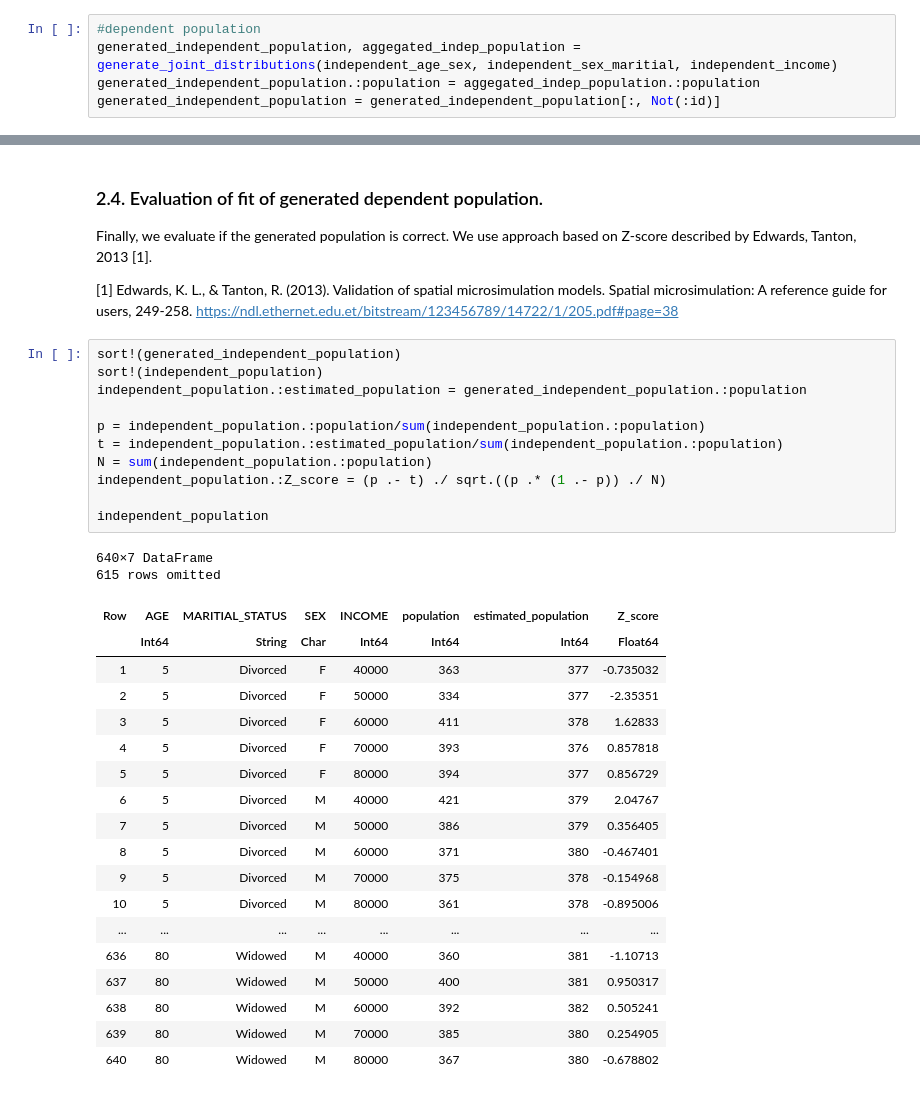
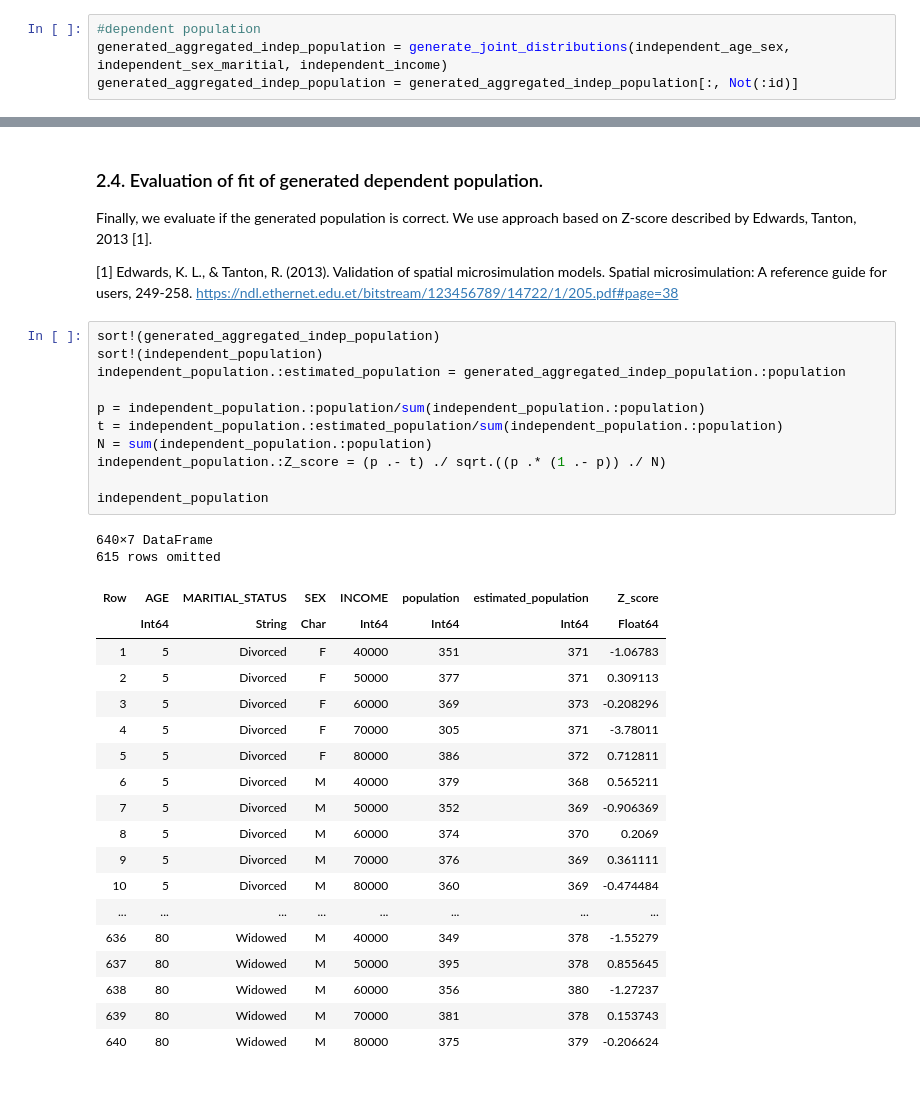
Before and after one commit to mkloe/SyntheticPopulation.jl, a Jupyter notebook: notebooks/evaluation_new.ipynb, the cells around one changed output, grey strips where cells are left out. Saved outputs shown, nothing was run; the diff lists cells and outputs as text.

```diff
--- a/notebooks/evaluation_new.ipynb
+++ b/notebooks/evaluation_new.ipynb
@@ -244,7 +247,6 @@ independent_age_sex, independent_sex_maritial, independent_income = map(x -> ren
 Then, we use our algorithm to estimate joint distribution of the marginal attributes.
 # %%
 #dependent population
-generated_independent_population, aggegated_indep_population = generate_joint_distributions(independent_age_sex, independent_sex_maritial, independent_income)
-generated_independent_population.:population = aggegated_indep_population.:population
-generated_independent_population = generated_independent_population[:, Not(:id)]
+generated_aggregated_indep_population = generate_joint_distributions(independent_age_sex, independent_sex_maritial, independent_income)
+generated_aggregated_indep_population = generated_aggregated_indep_population[:, Not(:id)]
 # %% [output]
@@ -279,37 +285,37 @@ Finally, we evaluate if the generated population is correct. We use approach bas
 
 [1] Edwards, K. L., & Tanton, R. (2013). Validation of spatial microsimulation models. Spatial microsimulation: A reference guide for users, 249-258. https://ndl.ethernet.edu.et/bitstream/123456789/14722/1/205.pdf#page=38
 # %%
-sort!(generated_independent_population)
+sort!(generated_aggregated_indep_population)
 sort!(independent_population)
-independent_population.:estimated_population = generated_independent_population.:population
+independent_population.:estimated_population = generated_aggregated_indep_population.:population
 
 p = independent_population.:population/sum(independent_population.:population)
 t = independent_population.:estimated_population/sum(independent_population.:population)
 N = sum(independent_population.:population)
 independent_population.:Z_score = (p .- t) ./ sqrt.((p .* (1 .- p)) ./ N)
 
 independent_population
 # %% [output]
 640×7 DataFrame
 615 rows omitted
 | Row | AGE | MARITIAL_STATUS | SEX | INCOME | population | estimated_population | Z_score |
 |  | Int64 | String | Char | Int64 | Int64 | Int64 | Float64 |
-| 1 | 5 | Divorced | F | 40000 | 363 | 377 | -0.735032 |
-| 2 | 5 | Divorced | F | 50000 | 334 | 377 | -2.35351 |
-| 3 | 5 | Divorced | F | 60000 | 411 | 378 | 1.62833 |
-| 4 | 5 | Divorced | F | 70000 | 393 | 376 | 0.857818 |
-| 5 | 5 | Divorced | F | 80000 | 394 | 377 | 0.856729 |
-| 6 | 5 | Divorced | M | 40000 | 421 | 379 | 2.04767 |
-| 7 | 5 | Divorced | M | 50000 | 386 | 379 | 0.356405 |
-| 8 | 5 | Divorced | M | 60000 | 371 | 380 | -0.467401 |
-| 9 | 5 | Divorced | M | 70000 | 375 | 378 | -0.154968 |
-| 10 | 5 | Divorced | M | 80000 | 361 | 378 | -0.895006 |
+| 1 | 5 | Divorced | F | 40000 | 351 | 371 | -1.06783 |
+| 2 | 5 | Divorced | F | 50000 | 377 | 371 | 0.309113 |
+| 3 | 5 | Divorced | F | 60000 | 369 | 373 | -0.208296 |
+| 4 | 5 | Divorced | F | 70000 | 305 | 371 | -3.78011 |
+| 5 | 5 | Divorced | F | 80000 | 386 | 372 | 0.712811 |
+| 6 | 5 | Divorced | M | 40000 | 379 | 368 | 0.565211 |
+| 7 | 5 | Divorced | M | 50000 | 352 | 369 | -0.906369 |
+| 8 | 5 | Divorced | M | 60000 | 374 | 370 | 0.2069 |
+| 9 | 5 | Divorced | M | 70000 | 376 | 369 | 0.361111 |
+| 10 | 5 | Divorced | M | 80000 | 360 | 369 | -0.474484 |
 | ... | ... | ... | ... | ... | ... | ... | ... |
-| 636 | 80 | Widowed | M | 40000 | 360 | 381 | -1.10713 |
-| 637 | 80 | Widowed | M | 50000 | 400 | 381 | 0.950317 |
-| 638 | 80 | Widowed | M | 60000 | 392 | 382 | 0.505241 |
-| 639 | 80 | Widowed | M | 70000 | 385 | 380 | 0.254905 |
-| 640 | 80 | Widowed | M | 80000 | 367 | 380 | -0.678802 |
+| 636 | 80 | Widowed | M | 40000 | 349 | 378 | -1.55279 |
+| 637 | 80 | Widowed | M | 50000 | 395 | 378 | 0.855645 |
+| 638 | 80 | Widowed | M | 60000 | 356 | 380 | -1.27237 |
+| 639 | 80 | Widowed | M | 70000 | 381 | 378 | 0.153743 |
+| 640 | 80 | Widowed | M | 80000 | 375 | 379 | -0.206624 |
 # %%
 #percentage of well-fitting values
 wfv = count(i -> (-1.96<i<1.96), independent_population.Z_score) / nrow(independent_population)
```
Also changed, not shown: parts of 9 cells of this notebook, 5 other files.
